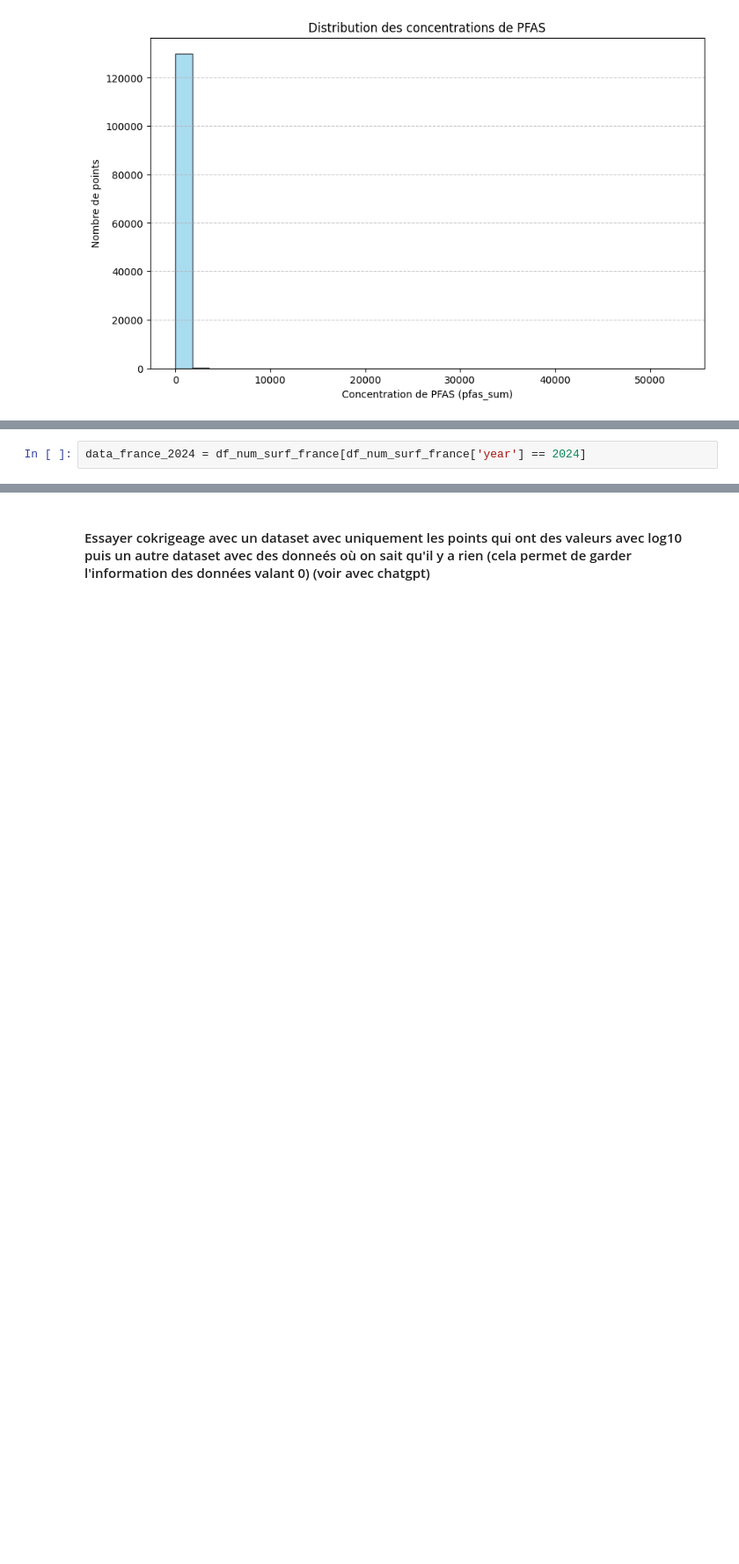
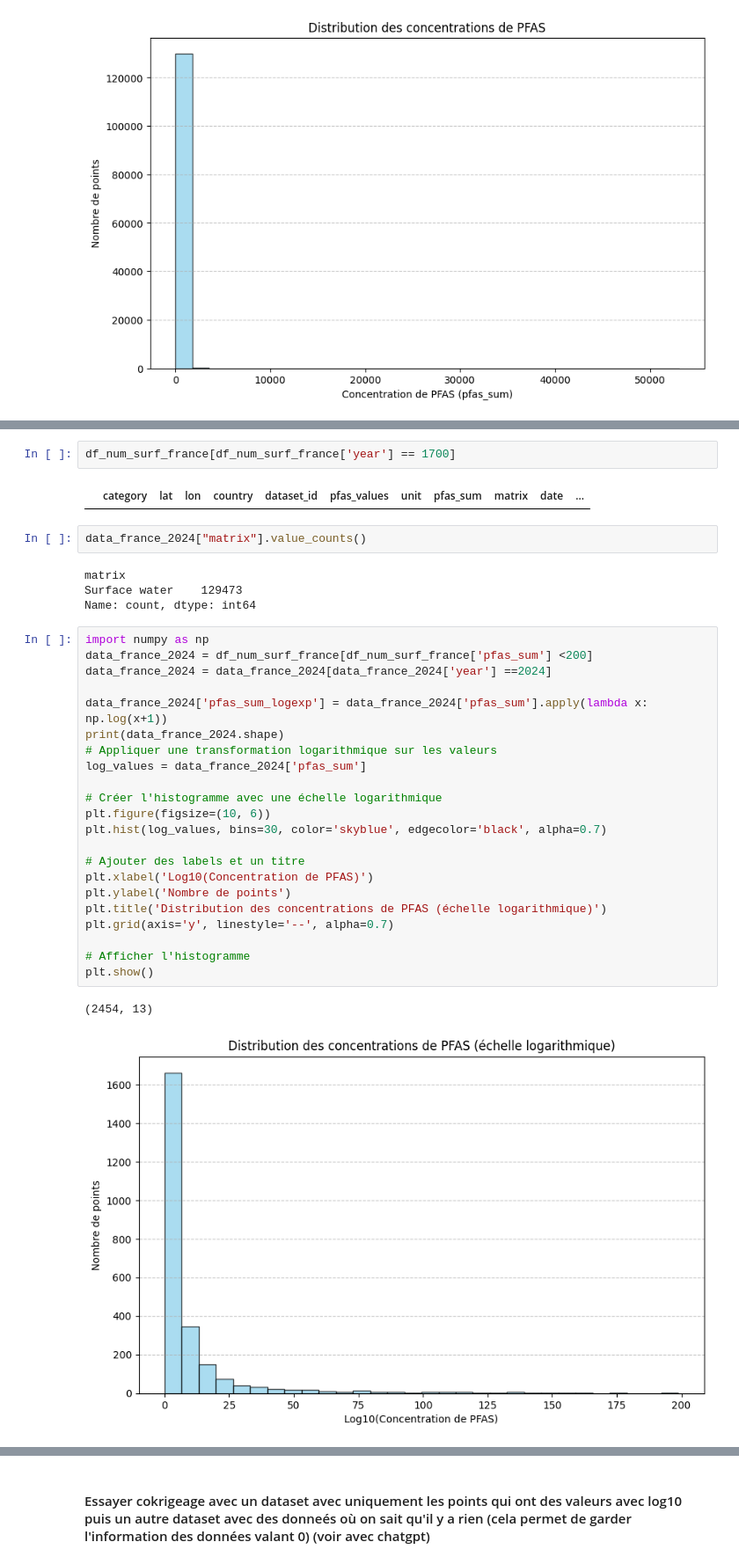
Before and after one commit to adwge99/Krigeage_PFAS, a Jupyter notebook: krigeage_nicolas.ipynb, the cells around one changed output, grey strips where cells are left out. Shown at 88% size. Drawn from its saved outputs; the diff is of its cells as text; blank space fills up the shorter version.

```diff
--- a/krigeage_nicolas.ipynb
+++ b/krigeage_nicolas.ipynb
@@ -191,5 +253,38 @@ df_num_surf_france.head()
-# %%
-data_france_2024 = df_num_surf_france[df_num_surf_france['year'] == 2024]
+# %%
+df_num_surf_france[df_num_surf_france['year'] == 1700]
+# %% [output]
+|  | category | lat | lon | country | dataset_id | pfas_values | unit | pfas_sum | matrix | date | ... |
+# %%
+data_france_2024["matrix"].value_counts()
+# %% [output]
+matrix
+Surface water    129473
+Name: count, dtype: int64
+# %%
+import numpy as np
+data_france_2024 = df_num_surf_france[df_num_surf_france['pfas_sum'] <200]
+data_france_2024 = data_france_2024[data_france_2024['year'] ==2024]
+
+data_france_2024['pfas_sum_logexp'] = data_france_2024['pfas_sum'].apply(lambda x: np.log(x+1))
+print(data_france_2024.shape)
+# Appliquer une transformation logarithmique sur les valeurs
+log_values = data_france_2024['pfas_sum']
+
+# Créer l'histogramme avec une échelle logarithmique
+plt.figure(figsize=(10, 6))
+plt.hist(log_values, bins=30, color='skyblue', edgecolor='black', alpha=0.7)
+
+# Ajouter des labels et un titre
+plt.xlabel('Log10(Concentration de PFAS)')
+plt.ylabel('Nombre de points')
+plt.title('Distribution des concentrations de PFAS (échelle logarithmique)')
+plt.grid(axis='y', linestyle='--', alpha=0.7)
+
+# Afficher l'histogramme
+plt.show()
+# %% [output]
+(2454, 13)
+[figure, added]
 # %%
 data_france_2024.shape
 # %% [output]
```
Also changed, not shown: parts of 42 cells of this notebook.
